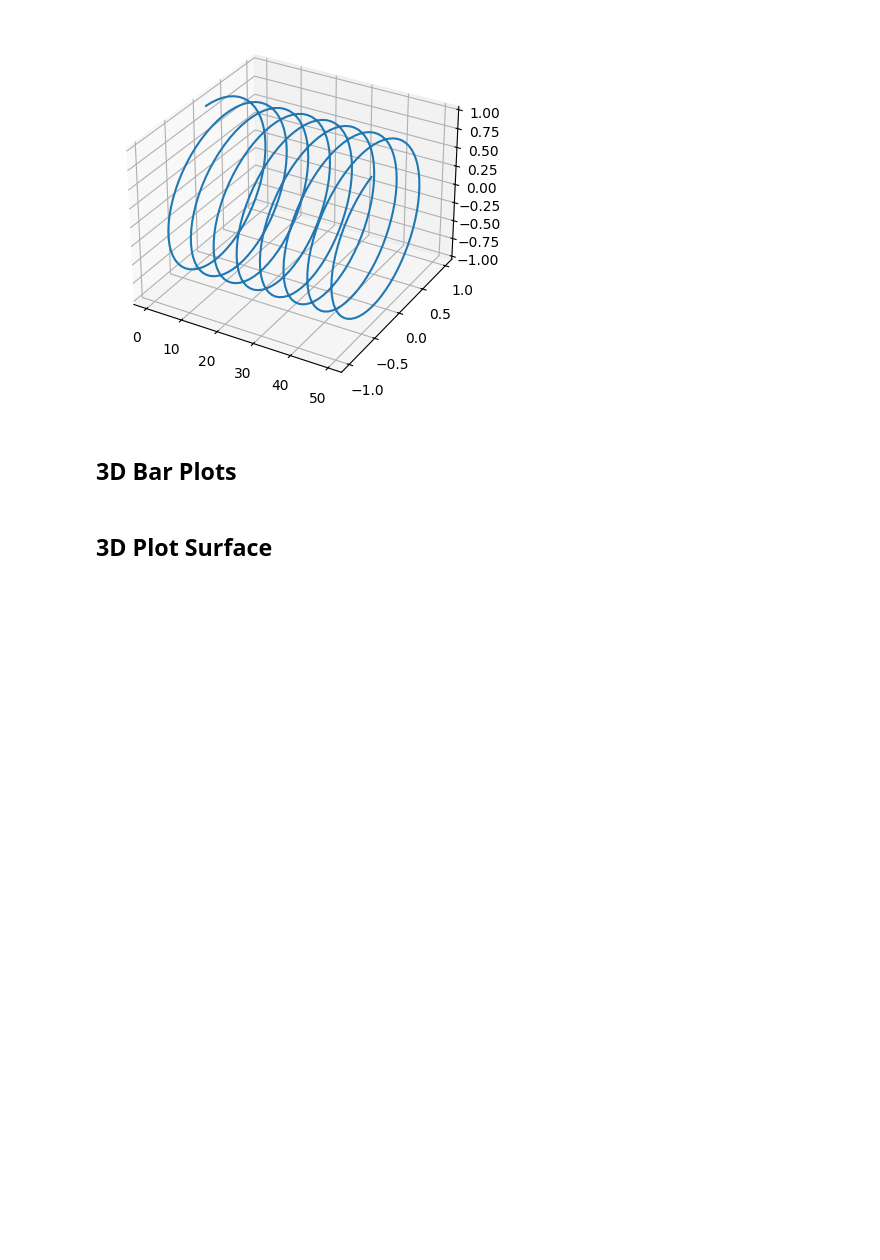
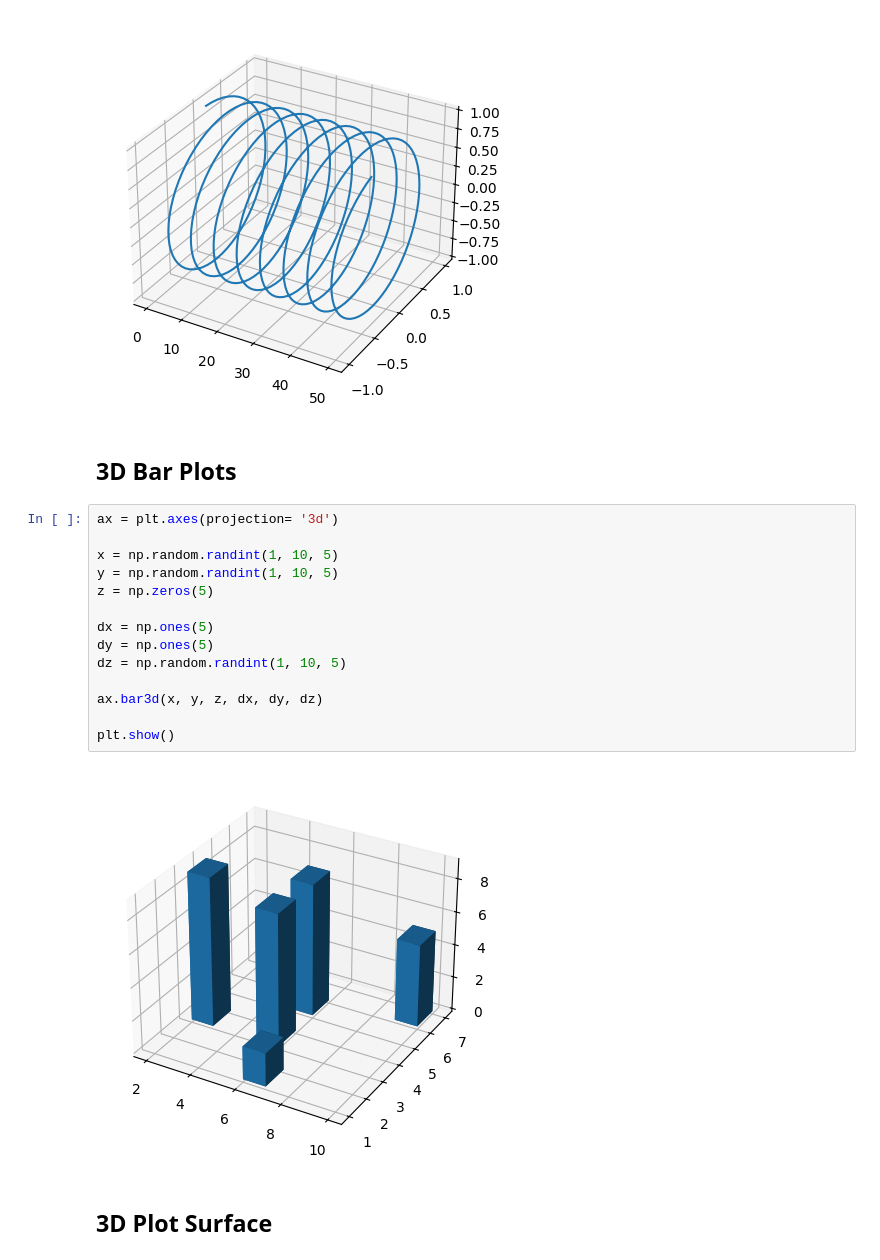
Before and after one commit to ananya-codes-data/Learning-Python, a Jupyter notebook: matplotlib.ipynb, the cells around one changed output. Saved outputs shown, nothing was run; the diff lists cells and outputs as text; blank space fills up the shorter version.

Commit message:
codes added: different 3d plots

```diff
--- a/matplotlib.ipynb
+++ b/matplotlib.ipynb
@@ -351,5 +351,21 @@ plt.show()
 [figure]
 # %% [markdown]
 ## 3D Bar Plots
+# %%
+ax = plt.axes(projection= '3d')
+
+x = np.random.randint(1, 10, 5)
+y = np.random.randint(1, 10, 5)
+z = np.zeros(5)
+
+dx = np.ones(5)
+dy = np.ones(5)
+dz = np.random.randint(1, 10, 5)
+
+ax.bar3d(x, y, z, dx, dy, dz)
+
+plt.show()
+# %% [output]
+[figure, added]
 # %% [markdown]
 ## 3D Plot Surface
```
Also changed, not shown: parts of 2 cells of this notebook.
